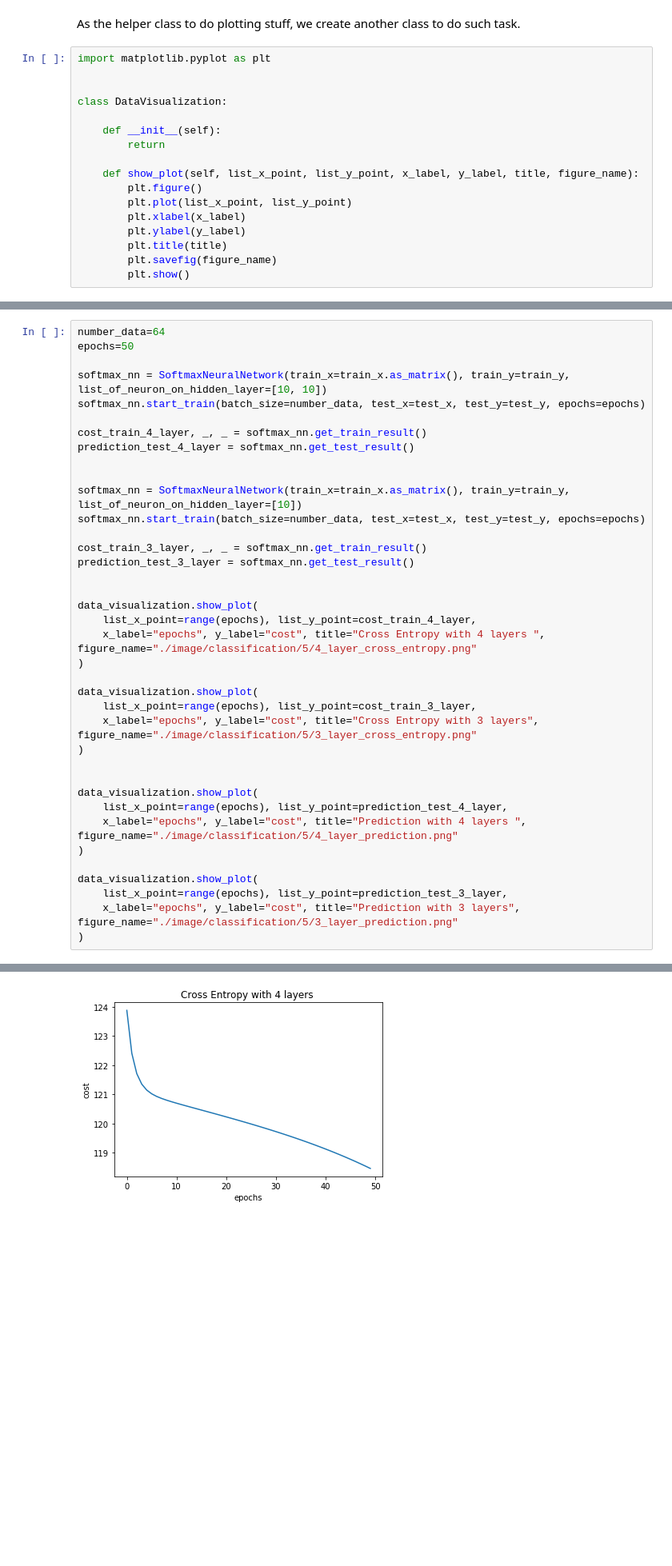
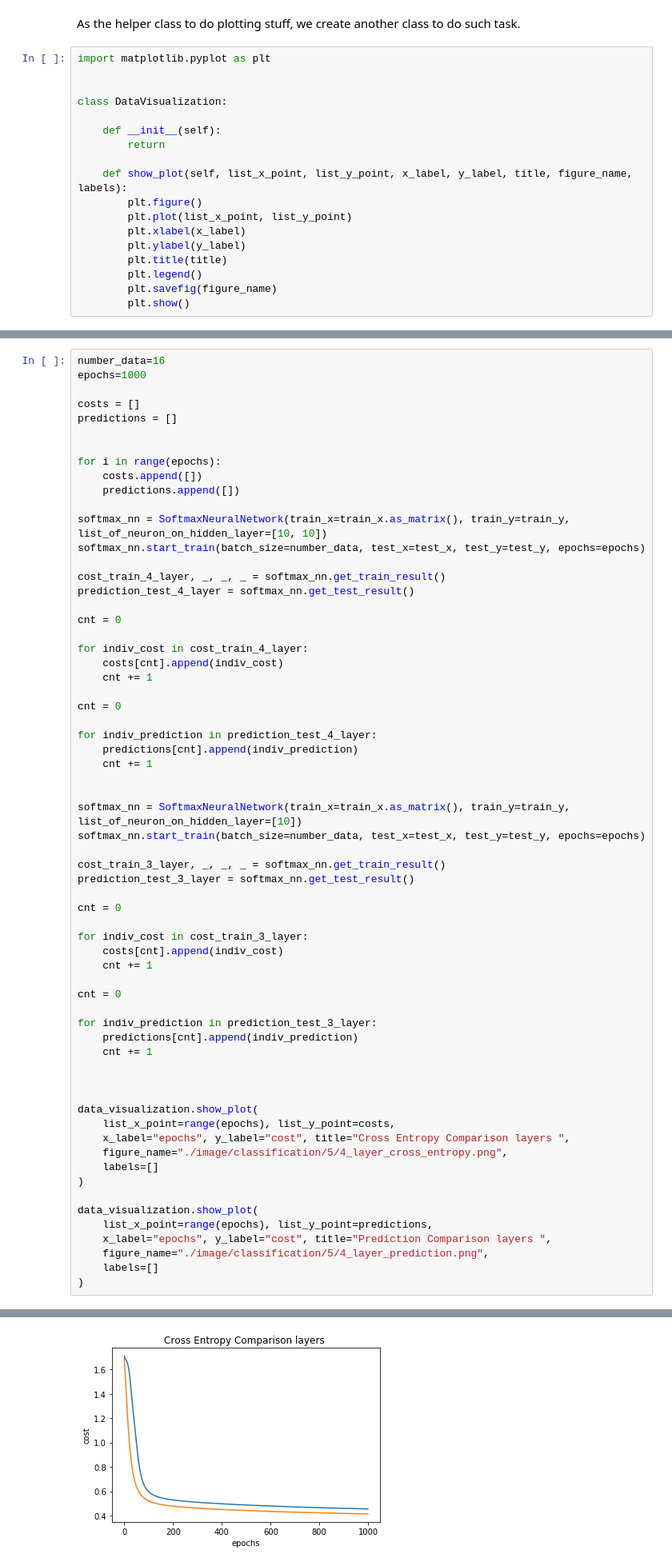
Before and after one commit to edwardsujono/assignment_neural_network, a Jupyter notebook: Classification Problem.ipynb, the cells around one changed output, grey strips where cells are left out. Shown at 80% size. Cells and saved outputs as stored; diff of their text form; blank space fills up the shorter version.

```diff
--- a/Classification Problem.ipynb
+++ b/Classification Problem.ipynb
@@ -304,12 +313,13 @@ class DataVisualization:
     def __init__(self):
         return
 
-    def show_plot(self, list_x_point, list_y_point, x_label, y_label, title, figure_name):
+    def show_plot(self, list_x_point, list_y_point, x_label, y_label, title, figure_name, labels):
         plt.figure()
         plt.plot(list_x_point, list_y_point)
         plt.xlabel(x_label)
         plt.ylabel(y_label)
         plt.title(title)
+        plt.legend()
         plt.savefig(figure_name)
         plt.show()
 # %% [markdown]
@@ -506,43 +634,69 @@ Learing decay causing the cost function to be adjusted based on the weight, whic
 a) Plot the train and test accuracy of the 4-layer network.
 b) Compare and comment on the performances on 3-layer and 4-layer networks.
 # %%
-number_data=64
-epochs=50
+number_data=16
+epochs=1000
+
+costs = []
+predictions = []
+
+
+for i in range(epochs):
+    costs.append([])
+    predictions.append([])
 
 softmax_nn = SoftmaxNeuralNetwork(train_x=train_x.as_matrix(), train_y=train_y, list_of_neuron_on_hidden_layer=[10, 10])
 softmax_nn.start_train(batch_size=number_data, test_x=test_x, test_y=test_y, epochs=epochs)
 
-cost_train_4_layer, _, _ = softmax_nn.get_train_result()
+cost_train_4_layer, _, _, _ = softmax_nn.get_train_result()
 prediction_test_4_layer = softmax_nn.get_test_result()
+
+cnt = 0
+
+for indiv_cost in cost_train_4_layer:
+    costs[cnt].append(indiv_cost)
+    cnt += 1
+
+cnt = 0
+
+for indiv_prediction in prediction_test_4_layer:
+    predictions[cnt].append(indiv_prediction)
+    cnt += 1
 
 
 softmax_nn = SoftmaxNeuralNetwork(train_x=train_x.as_matrix(), train_y=train_y, list_of_neuron_on_hidden_layer=[10])
 softmax_nn.start_train(batch_size=number_data, test_x=test_x, test_y=test_y, epochs=epochs)
 
-cost_train_3_layer, _, _ = softmax_nn.get_train_result()
+cost_train_3_layer, _, _, _ = softmax_nn.get_train_result()
 prediction_test_3_layer = softmax_nn.get_test_result()
+
+cnt = 0
+
+for indiv_cost in cost_train_3_layer:
+    costs[cnt].append(indiv_cost)
+    cnt += 1
+
+cnt = 0
+
+for indiv_prediction in prediction_test_3_layer:
+    predictions[cnt].append(indiv_prediction)
+    cnt += 1
+
 
 
 data_visualization.show_plot(
-    list_x_point=range(epochs), list_y_point=cost_train_4_layer,
-    x_label="epochs", y_label="cost", title="Cross Entropy with 4 layers ", figure_name="./image/classification/5/4_layer_cross_entropy.png"
+    list_x_point=range(epochs), list_y_point=costs,
+    x_label="epochs", y_label="cost", title="Cross Entropy Comparison layers ",
+    figure_name="./image/classification/5/4_layer_cross_entropy.png",
+    labels=[]
 )
 
 data_visualization.show_plot(
-    list_x_point=range(epochs), list_y_point=cost_train_3_layer,
-    x_label="epochs", y_label="cost", title="Cross Entropy with 3 layers", figure_name="./image/classification/5/3_layer_cross_entropy.png"
+    list_x_point=range(epochs), list_y_point=predictions,
+    x_label="epochs", y_label="cost", title="Prediction Comparison layers ",
+    figure_name="./image/classification/5/4_layer_prediction.png",
+    labels=[]
 )
-
-
-data_visualization.show_plot(
-    list_x_point=range(epochs), list_y_point=prediction_test_4_layer,
-    x_label="epochs", y_label="cost", title="Prediction with 4 layers ", figure_name="./image/classification/5/4_layer_prediction.png"
-)
-
-data_visualization.show_plot(
-    list_x_point=range(epochs), list_y_point=prediction_test_3_layer,
-    x_label="epochs", y_label="cost", title="Prediction with 3 layers", figure_name="./image/classification/5/3_layer_prediction.png"
-)
 # %% [output]
 test predictions: 0.230615307654
 
@@ -562,3 +716,3 @@ execution_time: 4.66956329346 epoch: 49, train cost: 91.390078622, train predict
 
 ------------------------------------
-[figure, old version]
+[figure, new version]
```
Also changed, not shown: parts of 16 cells of this notebook.
